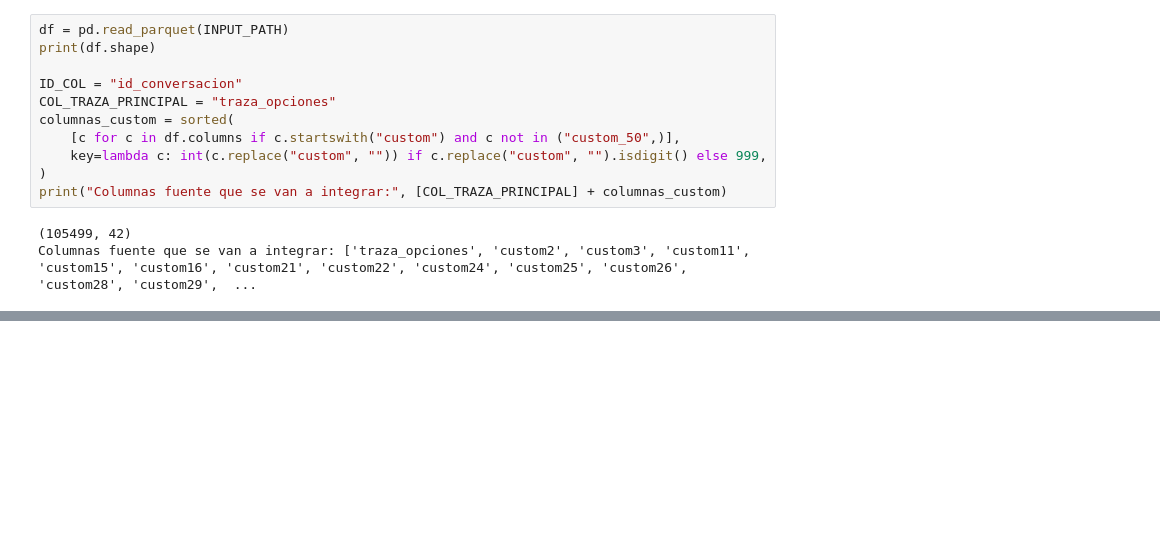
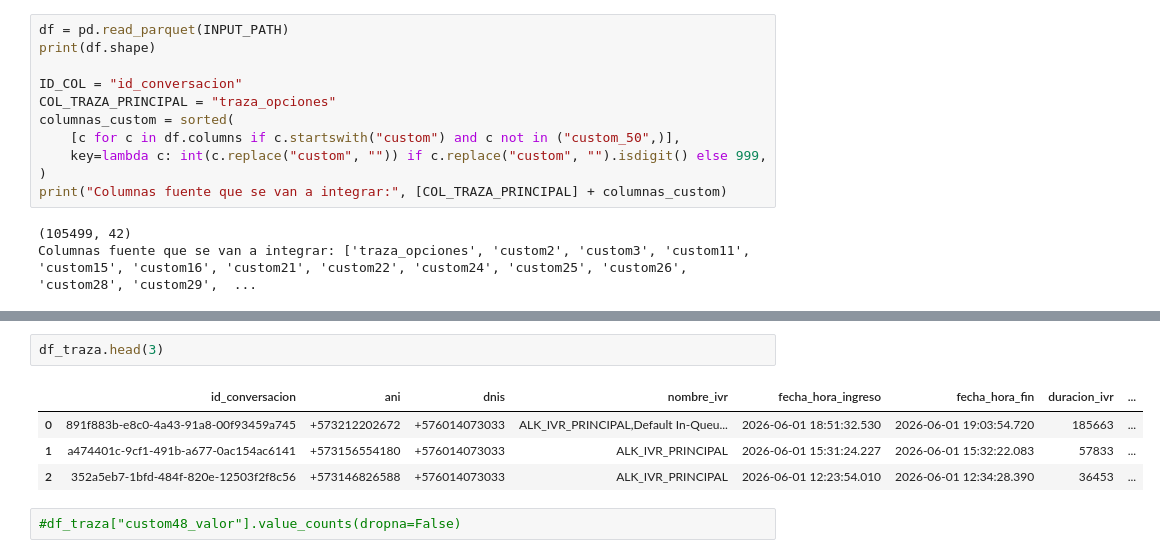
Before and after one commit to JPSOLANO10/Graphos_alk, a Jupyter notebook: 01_reconstruccion_traza.ipynb, the cells around one changed output, grey strips where cells are left out. Drawn from its saved outputs; the diff is of its cells as text; blank space fills up the shorter version.

```diff
--- a/01_reconstruccion_traza.ipynb
+++ b/01_reconstruccion_traza.ipynb
@@ -72,0 +166,9 @@ mismo formato interno, así que se parsean con la misma función.
+# %%
+df_traza.head(3)
+# %% [output]
+|  | id_conversacion | ani | dnis | nombre_ivr | fecha_hora_ingreso | fecha_hora_fin | duracion_ivr | ... |
+| 0 | 891f883b-e8c0-4a43-91a8-00f93459a745 | +573212202672 | +576014073033 | ALK_IVR_PRINCIPAL,Default In-Queu... | 2026-06-01 18:51:32.530 | 2026-06-01 19:03:54.720 | 185663 | ... |
+| 1 | a474401c-9cf1-491b-a677-0ac154ac6141 | +573156554180 | +576014073033 | ALK_IVR_PRINCIPAL | 2026-06-01 15:31:24.227 | 2026-06-01 15:32:22.083 | 57833 | ... |
+| 2 | 352a5eb7-1bfd-484f-820e-12503f2f8c56 | +573146826588 | +576014073033 | ALK_IVR_PRINCIPAL | 2026-06-01 12:23:54.010 | 2026-06-01 12:34:28.390 | 36453 | ... |
+# %%
+#df_traza["custom48_valor"].value_counts(dropna=False)
```
Also changed, not shown: parts of 18 cells of this notebook, 8 other files.
